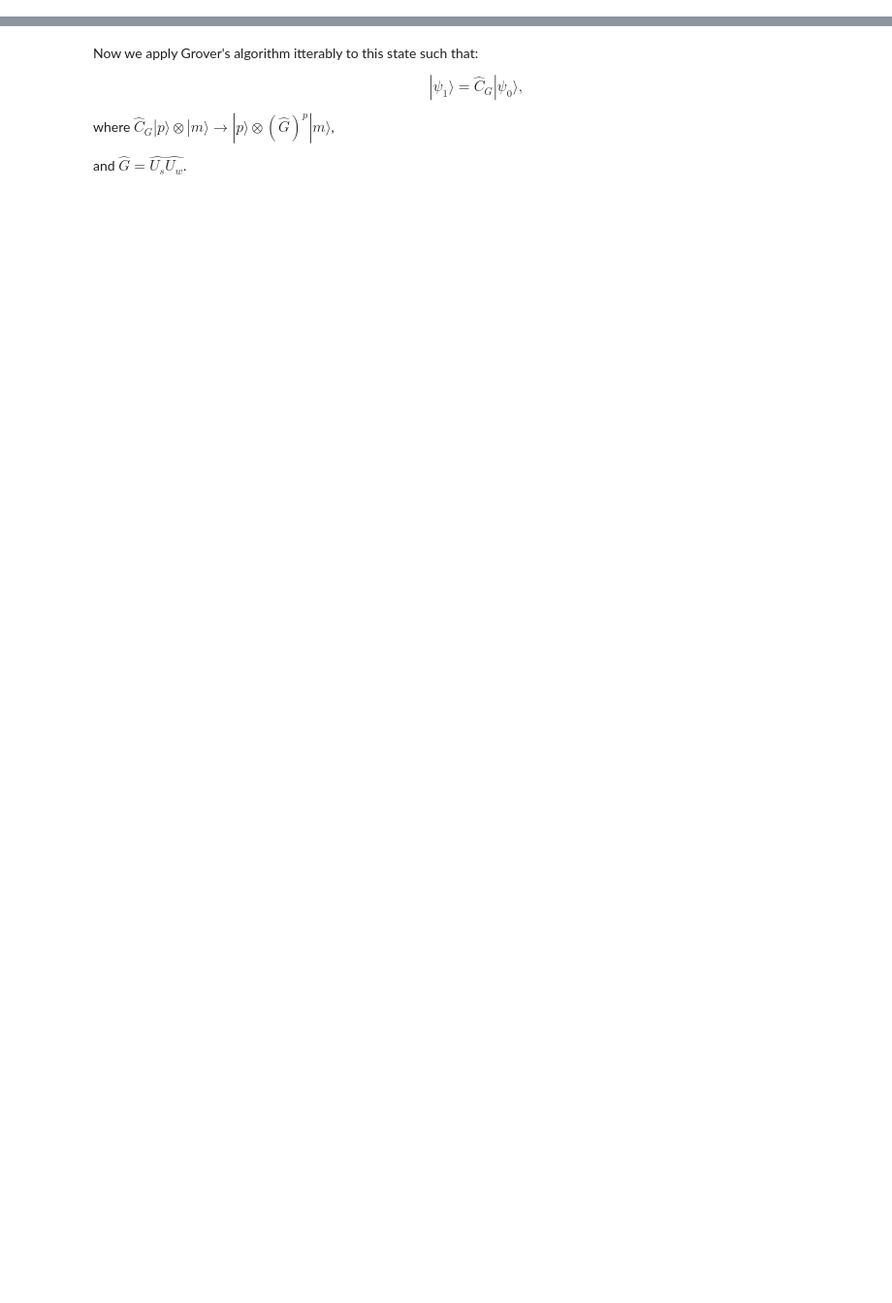
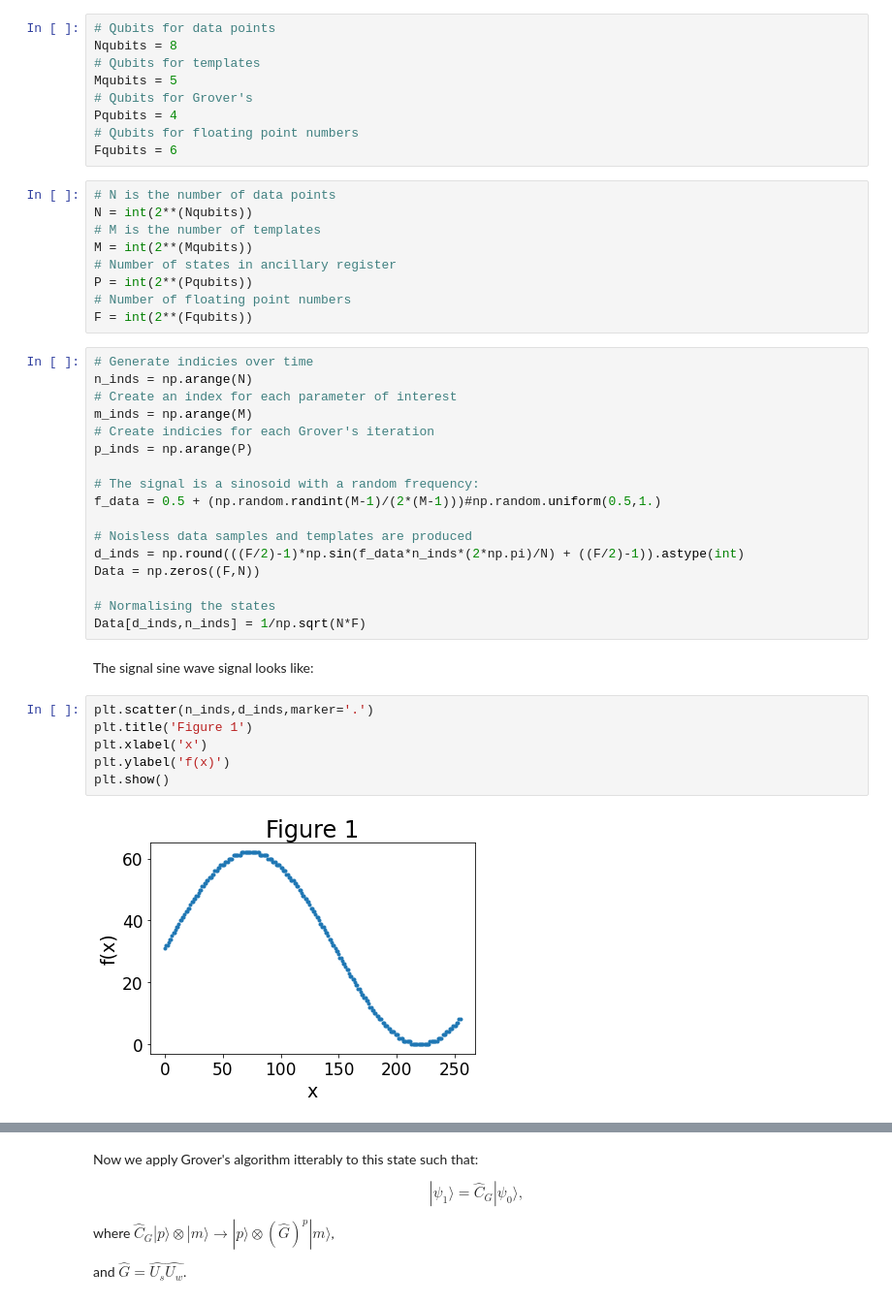
Before and after one commit to Fergus-Hayes/quantum-matched-filter, a Jupyter notebook: QMF.ipynb, the cells around one changed output, grey strips where cells are left out. Shown at 97% size. Drawn from its saved outputs; the diff is of its cells as text; blank space fills up the shorter version.

```diff
--- a/QMF.ipynb
+++ b/QMF.ipynb
@@ -206,0 +13,45 @@ psi_0 = (1./np.sqrt(P*M))*np.ones((P,M))
+# %%
+# Qubits for data points
+Nqubits = 8
+# Qubits for templates
+Mqubits = 5
+# Qubits for Grover's
+Pqubits = 4
+# Qubits for floating point numbers
+Fqubits = 6
+# %%
+# N is the number of data points
+N = int(2**(Nqubits))
+# M is the number of templates
+M = int(2**(Mqubits))
+# Number of states in ancillary register
+P = int(2**(Pqubits))
+# Number of floating point numbers
+F = int(2**(Fqubits))
+# %%
+# Generate indicies over time
+n_inds = np.arange(N)
+# Create an index for each parameter of interest
+m_inds = np.arange(M)
+# Create indicies for each Grover's iteration
+p_inds = np.arange(P)
+
+# The signal is a sinosoid with a random frequency:
+f_data = 0.5 + (np.random.randint(M-1)/(2*(M-1)))#np.random.uniform(0.5,1.)
+
+# Noisless data samples and templates are produced
+d_inds = np.round(((F/2)-1)*np.sin(f_data*n_inds*(2*np.pi)/N) + ((F/2)-1)).astype(int)
+Data = np.zeros((F,N))
+
+# Normalising the states
+Data[d_inds,n_inds] = 1/np.sqrt(N*F)
+# %% [markdown]
+The signal sine wave signal looks like:
+# %%
+plt.scatter(n_inds,d_inds,marker='.')
+plt.title('Figure 1')
+plt.xlabel('x')
+plt.ylabel('f(x)')
+plt.show()
+# %% [output]
+[figure, added]
```
Also changed, not shown: parts of 73 cells of this notebook.
